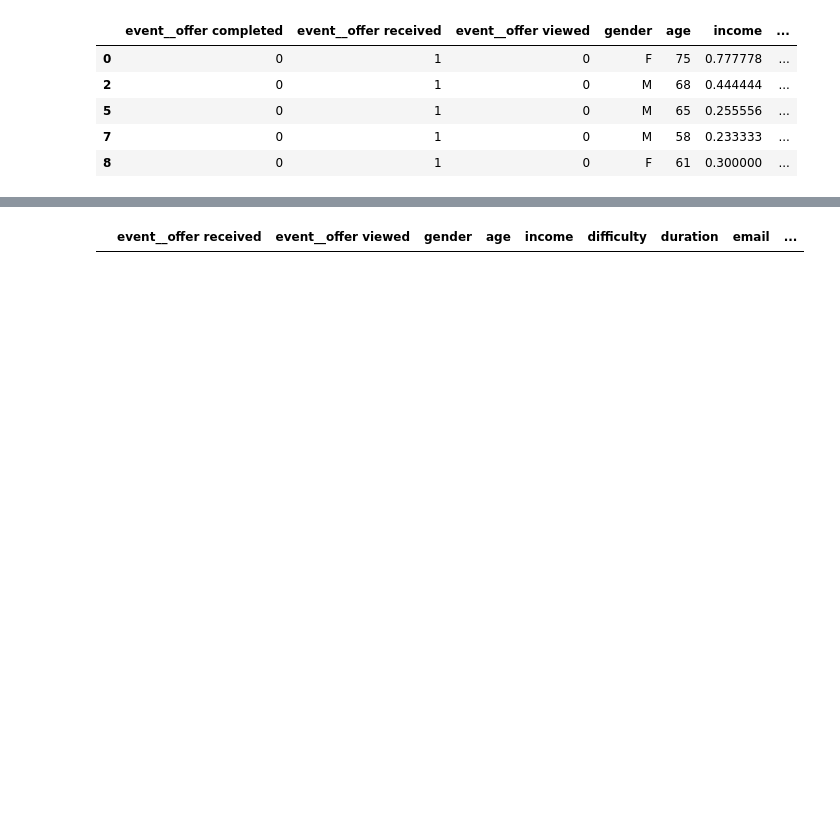
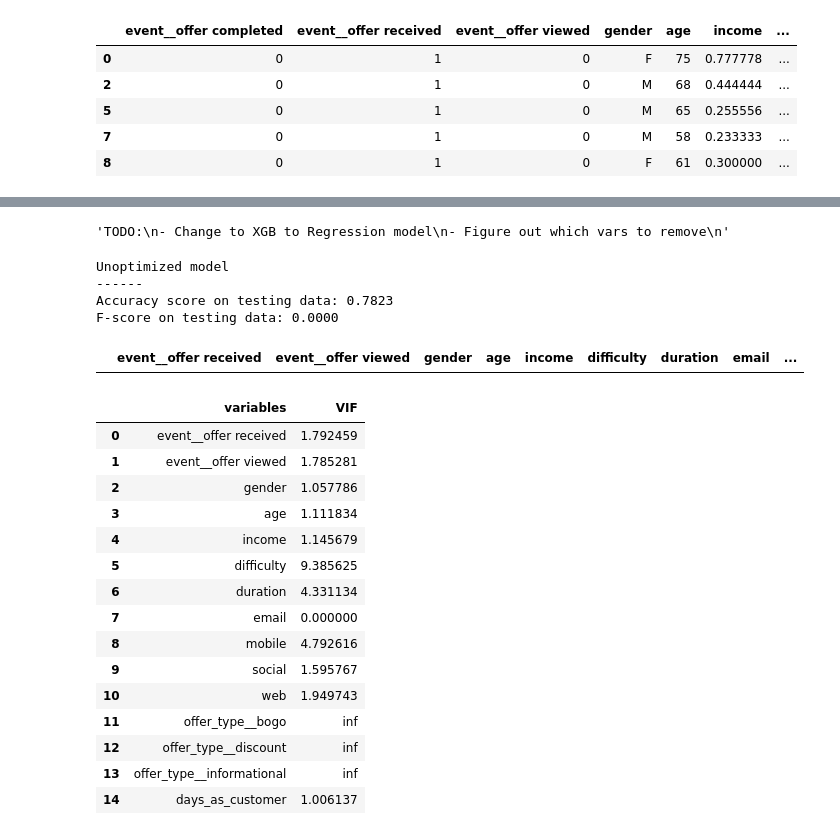
Before and after one commit to jmnickerson05/udacity_starbucks_capstone, a Jupyter notebook: Starbucks_Capstone_notebook.ipynb, the cells around one changed output, grey strips where cells are left out. Drawn from its saved outputs; the diff is of its cells as text; code cells hidden in the pictures; blank space fills up the shorter version.

```diff
--- a/Starbucks_Capstone_notebook.ipynb
+++ b/Starbucks_Capstone_notebook.ipynb
@@ -419,7 +438,7 @@ from sklearn.preprocessing import MinMaxScaler
 
 scaler = MinMaxScaler() # default=(0, 1)
 numerical = list(joined.select_dtypes('float'))
-keys_df = joined[['person', 'offer_id','id']]
+keys_df = joined[['offer_person_id', 'offer_id','profile_person_id', 'portfolio_id']]
 features = joined[[i for i in list(joined) if i not in list(keys_df)]]
 features_log_minmax_transform = pd.DataFrame(data = features)
 features_log_minmax_transform[numerical] = scaler.fit_transform(joined[numerical])
@@ -436,8 +455,9 @@ from sklearn.model_selection import train_test_split
 
 # features = features_log_minmax_transform[[c for c in features_log_minmax_transform.columns
 #                                           if c not in ['person', 'offer_id', 'id']]]
-y=features[['event__offer completed']]
-features = features.drop(columns=['event__offer completed'])
+# y=features[['event__offer completed']]
+y=features[['transaction_amount']]
+features = features.drop(columns=['event__offer completed', 'transaction_amount'])
 features.gender = features.gender.map({'M':1, 'F':2})
 
 X_train, X_test, y_train, y_test = train_test_split(features,
@@ -539,2 +587,0 @@ x = xgb_results['best_clf']
-# %%
-x.fit(features, y)
@@ -551,3 +611,34 @@ XGBClassifier(base_score=0.5, booster='gbtree', colsample_bylevel=1,
+# %%
+X_train_temp = X_train[[i for i in list(X_train)
+                       if i not in
+                        [
+                       'event__offer received'
+#                         'event__offer viewed'
+                        ]
+                       ]]
+X_test_temp = X_test[[i for i in list(X_test)
+                       if i not in [
+                           'event__offer received'
+#                       'event__offer viewed'
+                       ]
+                     ]]
+"""TODO:
+- Change to XGB to Regression model
+- Figure out which vars to remove
+"""
+# %% [output]
+'TODO:\n- Change to XGB to Regression model\n- Figure out which vars to remove\n'
+# %%
+x.fit(X_train_temp, y_train)
+predictions = x.predict(X_test_temp)
+print("Unoptimized model\n------")
+print("Accuracy score on testing data: {:.4f}".format(accuracy_score(y_test, predictions)))
+print("F-score on testing data: {:.4f}".format(fbeta_score(y_test, predictions, beta = 0.5)))
+# %% [output]
+Unoptimized model
+------
+Accuracy score on testing data: 0.7823
+F-score on testing data: 0.0000
 # %%
 # x.predict(X_test)
 xt = X_test.copy()
@@ -556,3 +647,31 @@ xt['actual'] = x.predict(X_test)
 xt[xt.predicted != xt.actual]
 # %% [output]
 |  | event__offer received | event__offer viewed | gender | age | income | difficulty | duration | email | ... |
+# %%
+# Import library for VIF
+from statsmodels.stats.outliers_influence import variance_inflation_factor
+
+def calc_vif(X):
+    vif = pd.DataFrame()
+    vif["variables"] = X.columns
+    vif["VIF"] = [variance_inflation_factor(X.values, i) for i in range(X.shape[1])]
+    return(vif)
+# %%
+calc_vif(features.dropna())
+# %% [output]
+|  | variables | VIF |
+| 0 | event__offer received | 1.792459 |
+| 1 | event__offer viewed | 1.785281 |
+| 2 | gender | 1.057786 |
+| 3 | age | 1.111834 |
+| 4 | income | 1.145679 |
+| 5 | difficulty | 9.385625 |
+| 6 | duration | 4.331134 |
+| 7 | email | 0.000000 |
+| 8 | mobile | 4.792616 |
+| 9 | social | 1.595767 |
+| 10 | web | 1.949743 |
+| 11 | offer_type__bogo | inf |
+| 12 | offer_type__discount | inf |
+| 13 | offer_type__informational | inf |
+| 14 | days_as_customer | 1.006137 |
```
Also changed, not shown: parts of 23 cells of this notebook, 1 other file.
